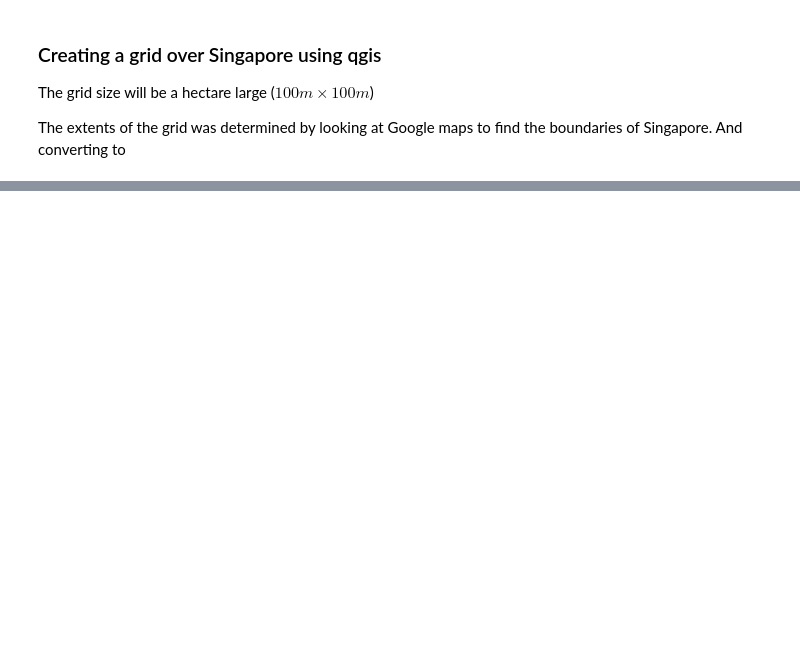
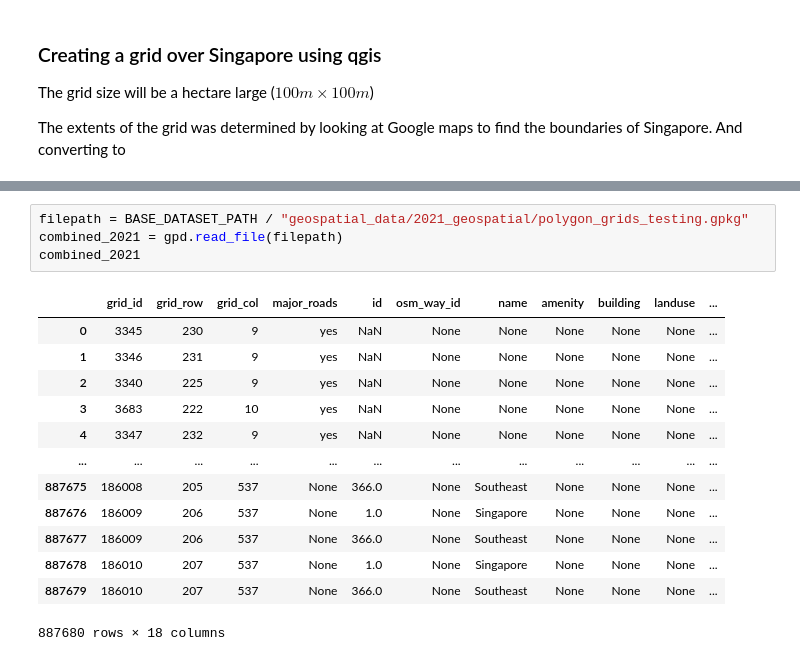
Before and after one commit to axellee1994/AED-OHCA, a Jupyter notebook: src/rq2/using_openstreetmaps.ipynb, the cells around one changed output, grey strips where cells are left out. Saved outputs shown, nothing was run; the diff lists cells and outputs as text; blank space fills up the shorter version.

```diff
--- a/src/rq2/using_openstreetmaps.ipynb
+++ b/src/rq2/using_openstreetmaps.ipynb
@@ -240,0 +363,18 @@ ogr2ogr -f PostgreSQL \
+# %%
+filepath = BASE_DATASET_PATH / "geospatial_data/2021_geospatial/polygon_grids_testing.gpkg"
+combined_2021 = gpd.read_file(filepath)
+combined_2021
+# %% [output]
+|  | grid_id | grid_row | grid_col | major_roads | id | osm_way_id | name | amenity | building | landuse | ... |
+| 0 | 3345 | 230 | 9 | yes | NaN | None | None | None | None | None | ... |
+| 1 | 3346 | 231 | 9 | yes | NaN | None | None | None | None | None | ... |
+| 2 | 3340 | 225 | 9 | yes | NaN | None | None | None | None | None | ... |
+| 3 | 3683 | 222 | 10 | yes | NaN | None | None | None | None | None | ... |
+| 4 | 3347 | 232 | 9 | yes | NaN | None | None | None | None | None | ... |
+| ... | ... | ... | ... | ... | ... | ... | ... | ... | ... | ... | ... |
+| 887675 | 186008 | 205 | 537 | None | 366.0 | None | Southeast | None | None | None | ... |
+| 887676 | 186009 | 206 | 537 | None | 1.0 | None | Singapore | None | None | None | ... |
+| 887677 | 186009 | 206 | 537 | None | 366.0 | None | Southeast | None | None | None | ... |
+| 887678 | 186010 | 207 | 537 | None | 1.0 | None | Singapore | None | None | None | ... |
+| 887679 | 186010 | 207 | 537 | None | 366.0 | None | Southeast | None | None | None | ... |
+887680 rows × 18 columns
```
Also changed, not shown: parts of 16 cells of this notebook, 1 other file.
